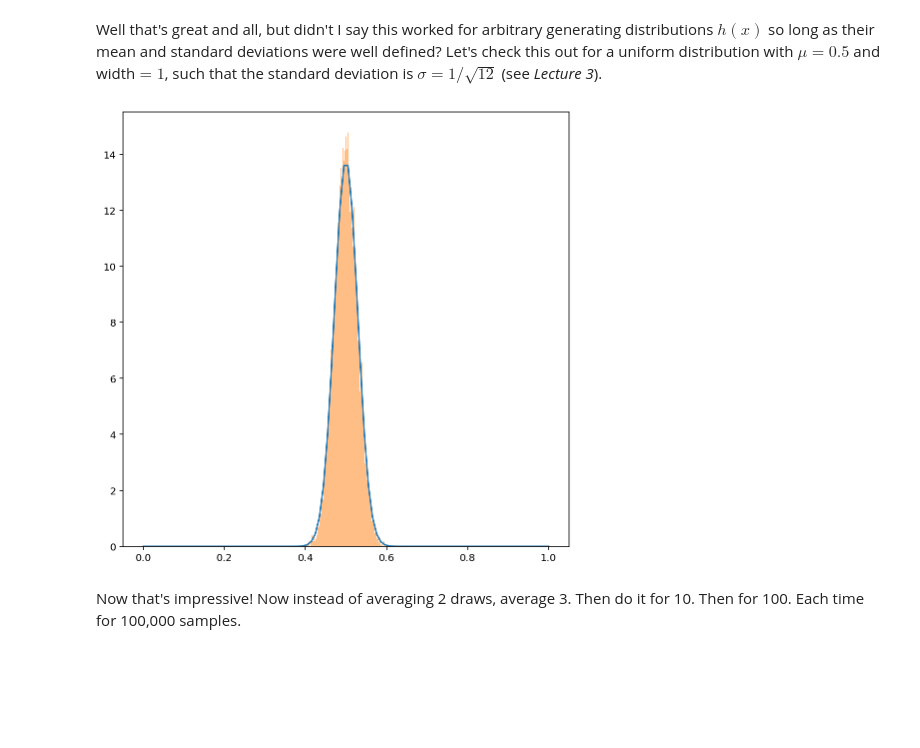
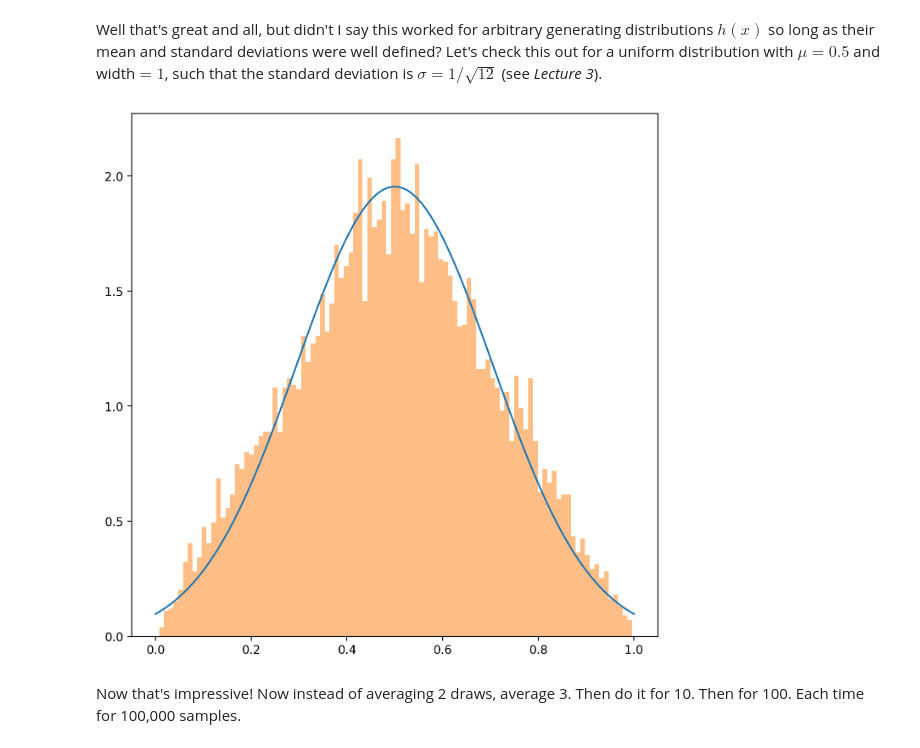
Before and after one commit to dgerosa/astrostatistics_bicocca_2024, a Jupyter notebook: lectures/L04_probability.ipynb, the cells around one changed output. Cells and saved outputs as stored; diff of their text form; code cells hidden in the pictures; blank space fills up the shorter version.

```diff
--- a/lectures/L04_probability.ipynb
+++ b/lectures/L04_probability.ipynb
@@ -88,30 +88,30 @@ Well that's great and all, but didn't I say this worked for arbitrary generating
 # %%
 import numpy as np
 from matplotlib import pyplot as plt
 from scipy.stats import norm
 
-N = 100 # Number of draws
+N = 2 # Number of draws
 
 xmin=0
 xmax=1
 mu = 0.5 # Location
 sigma_h = 1.0 / np.sqrt(12) # scale of h(x)
 sigma_cl = sigma_h / np.sqrt(N) # scale of mean error distribution
 xgrid = np.linspace(0,1,100)
 
 # plot the distribution of means according to central limit theorem
 distG = scipy.stats.norm(mu, sigma_cl) # Complete
 plt.plot(xgrid, distG.pdf(xgrid)) # Complete
 
 # Add a histogram that is the mean of 100,000 batches of N draws
 yy = []
 for i in tqdm(np.arange(10000)):
     xx = np.random.uniform(0,1,N) # N random draws
     yy.append(np.average(xx)) # Append average of those random draws to the end of the array
 
 plt.hist(yy, bins=100, histtype='stepfilled', alpha=0.5, density=True);
 # %% [output]
-[figure, old version]
+[figure, new version]
 # %% [markdown]
 Now that's impressive! Now instead of averaging 2 draws, average 3.  Then do it for 10.  Then for 100.  Each time for 100,000 samples.
 # %% [markdown]
```
Also changed, not shown: parts of 8 cells of this notebook.
